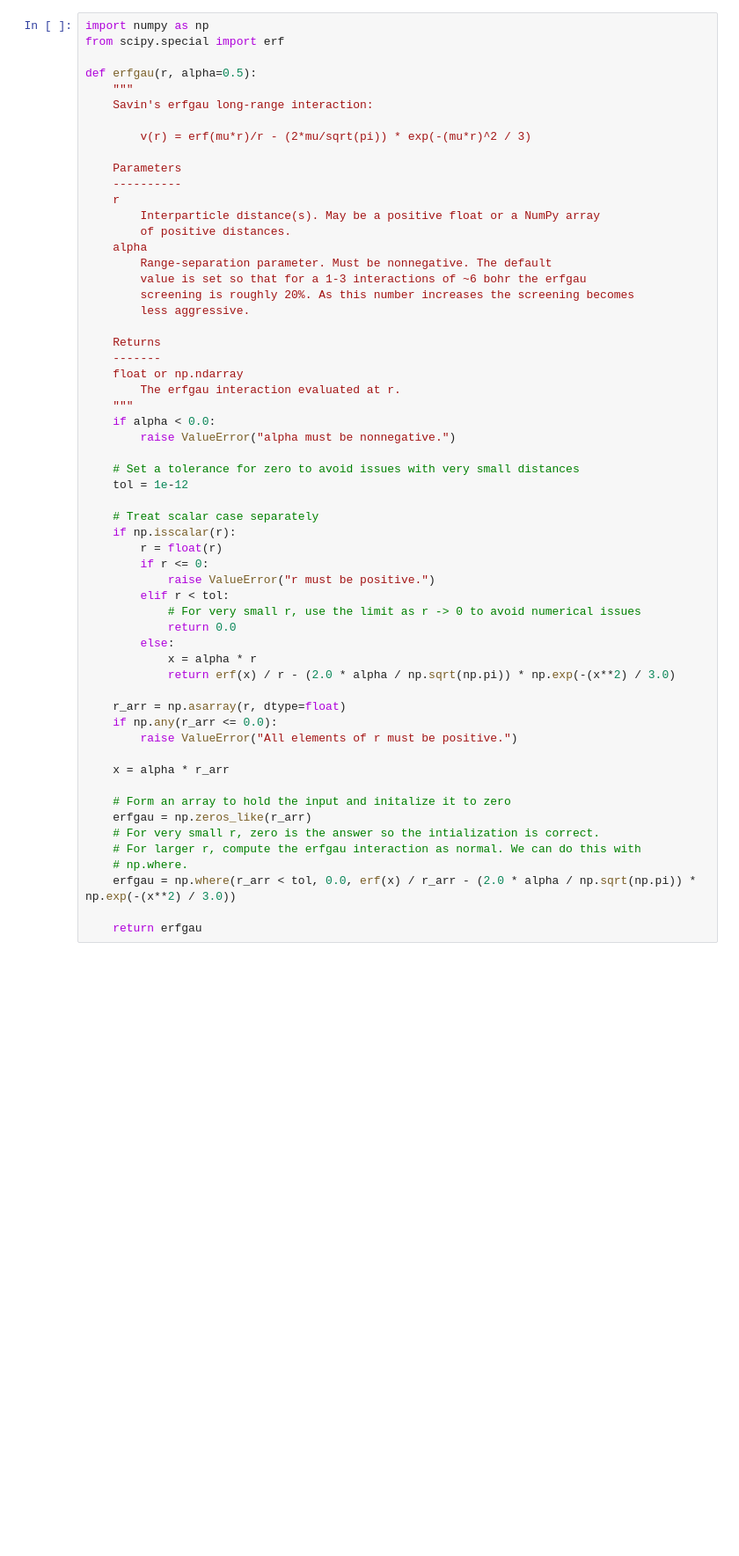
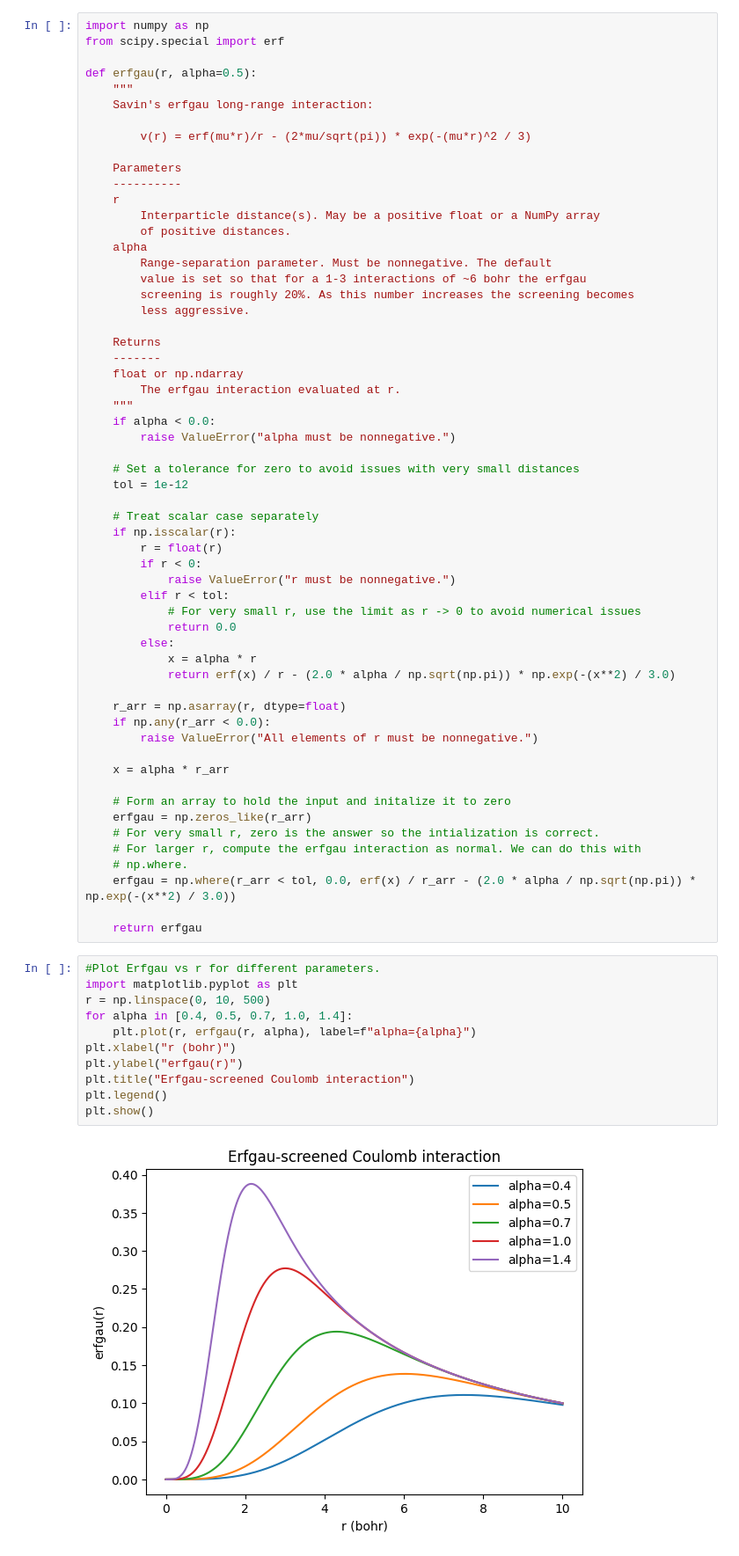
Before and after one commit to QC-Edu/IntroQM, a Jupyter notebook: book/problems/EEM.ipynb, the cells around one changed output. Shown at 88% size. Drawn from its saved outputs; the diff is of its cells as text; blank space fills up the shorter version.

```diff
--- a/book/problems/EEM.ipynb
+++ b/book/problems/EEM.ipynb
@@ -125,8 +144,8 @@ def erfgau(r, alpha=0.5):
     # Treat scalar case separately
     if np.isscalar(r):
         r = float(r)
-        if r <= 0:
-            raise ValueError("r must be positive.")
+        if r < 0:
+            raise ValueError("r must be nonnegative.")
         elif r < tol:
             # For very small r, use the limit as r -> 0 to avoid numerical issues
             return 0.0
@@ -135,8 +154,8 @@ def erfgau(r, alpha=0.5):
             return erf(x) / r - (2.0 * alpha / np.sqrt(np.pi)) * np.exp(-(x**2) / 3.0)
 
     r_arr = np.asarray(r, dtype=float)
-    if np.any(r_arr <= 0.0):
-        raise ValueError("All elements of r must be positive.")
+    if np.any(r_arr < 0.0):
+        raise ValueError("All elements of r must be nonnegative.")
 
     x = alpha * r_arr
 
@@ -148,4 +167,17 @@ def erfgau(r, alpha=0.5):
     erfgau = np.where(r_arr < tol, 0.0, erf(x) / r_arr - (2.0 * alpha / np.sqrt(np.pi)) * np.exp(-(x**2) / 3.0))
 
     return erfgau
+# %%
+#Plot Erfgau vs r for different parameters.
+import matplotlib.pyplot as plt
+r = np.linspace(0, 10, 500)
+for alpha in [0.4, 0.5, 0.7, 1.0, 1.4]:
+    plt.plot(r, erfgau(r, alpha), label=f"alpha={alpha}")
+plt.xlabel("r (bohr)")
+plt.ylabel("erfgau(r)")
+plt.title("Erfgau-screened Coulomb interaction")
+plt.legend()
+plt.show()
+# %% [output]
+[figure, added]
 # %%
```
Also changed, not shown: parts of 5 cells of this notebook.
